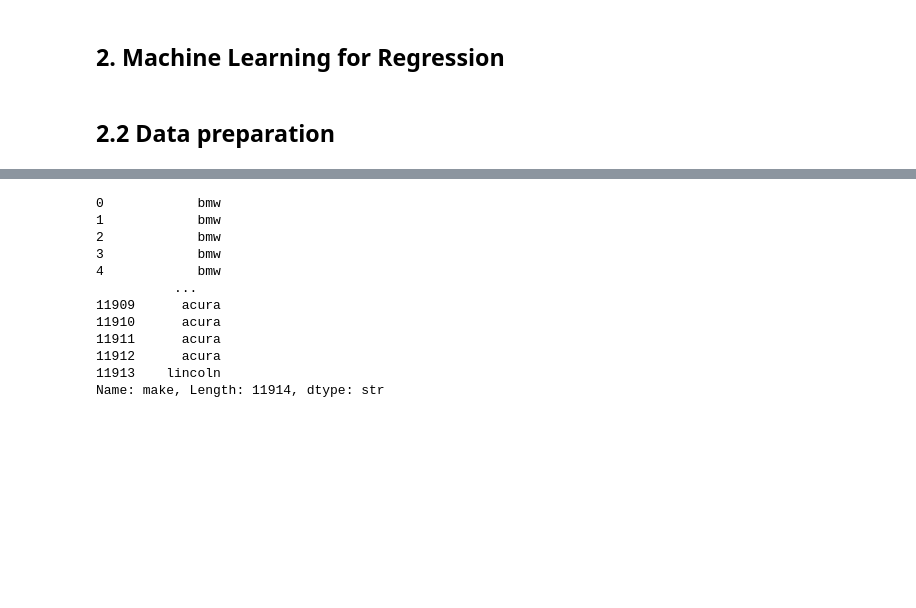
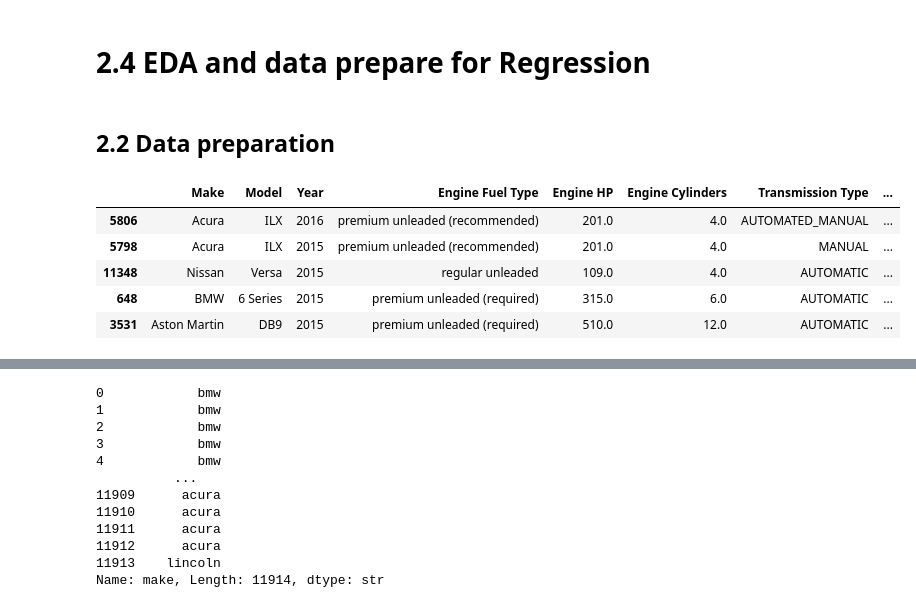
Before and after one commit to lexforfree/prog_in_ai_2026, a Jupyter notebook: docs/2_numpy_pandas/4_EDA_and_lin.ipynb, the cells around one changed output, grey strips where cells are left out. Saved outputs shown, nothing was run; the diff lists cells and outputs as text; code cells hidden in the pictures; blank space fills up the shorter version.

```diff
--- a/docs/2_numpy_pandas/4_EDA_and_lin.ipynb
+++ b/docs/2_numpy_pandas/4_EDA_and_lin.ipynb
@@ -1,5 +1,5 @@
 # %% [markdown]
-## 2. Machine Learning for Regression
+# 2.4 EDA and data prepare for Regression
 # %%
 import pandas as pd
 import numpy as np
@@ -7,3 +7,11 @@ import numpy as np
 ## 2.2 Data preparation
 # %%
 df = pd.read_csv('data.csv')
+df.sample(5)
+# %% [output]
+|  | Make | Model | Year | Engine Fuel Type | Engine HP | Engine Cylinders | Transmission Type | ... |
+| 5806 | Acura | ILX | 2016 | premium unleaded (recommended) | 201.0 | 4.0 | AUTOMATED_MANUAL | ... |
+| 5798 | Acura | ILX | 2015 | premium unleaded (recommended) | 201.0 | 4.0 | MANUAL | ... |
+| 11348 | Nissan | Versa | 2015 | regular unleaded | 109.0 | 4.0 | AUTOMATIC | ... |
+| 648 | BMW | 6 Series | 2015 | premium unleaded (required) | 315.0 | 6.0 | AUTOMATIC | ... |
+| 3531 | Aston Martin | DB9 | 2015 | premium unleaded (required) | 510.0 | 12.0 | AUTOMATIC | ... |
```
Also changed, not shown: parts of 5 cells of this notebook, 11 other files.
